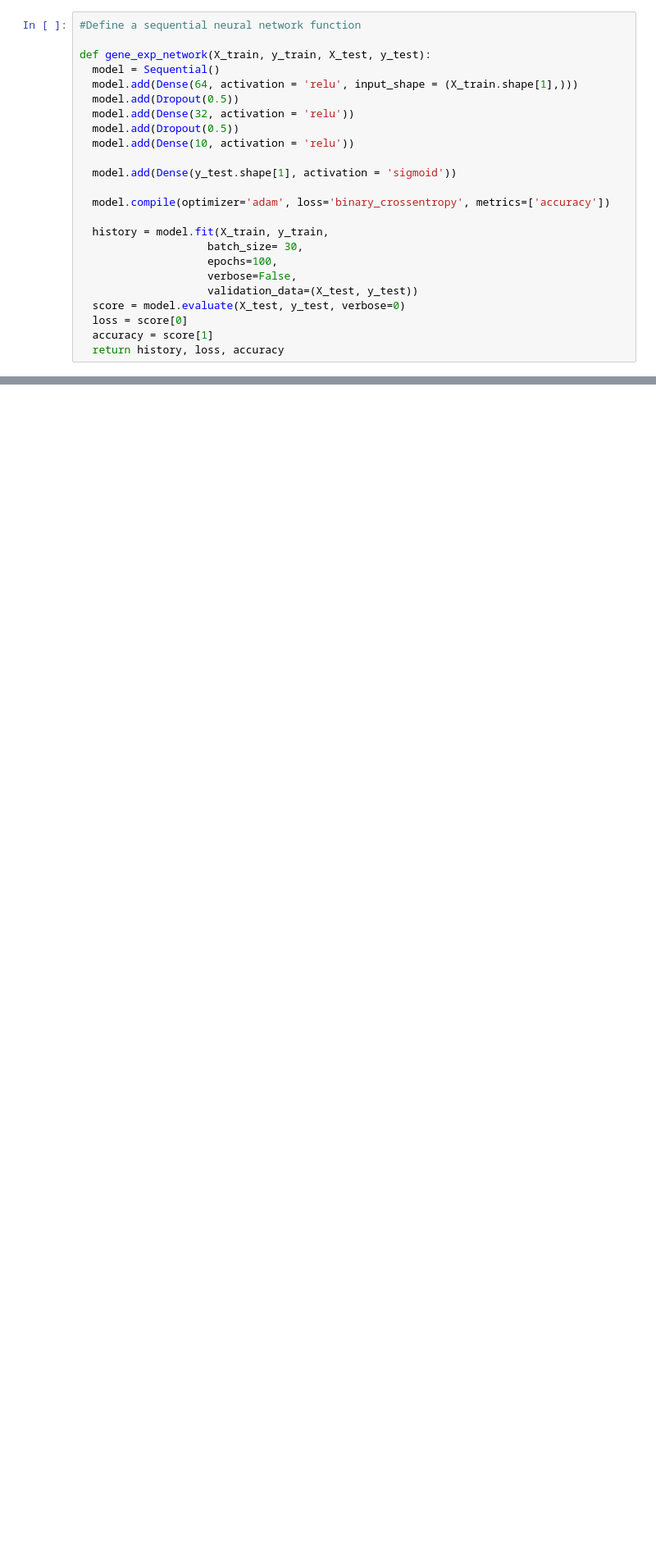
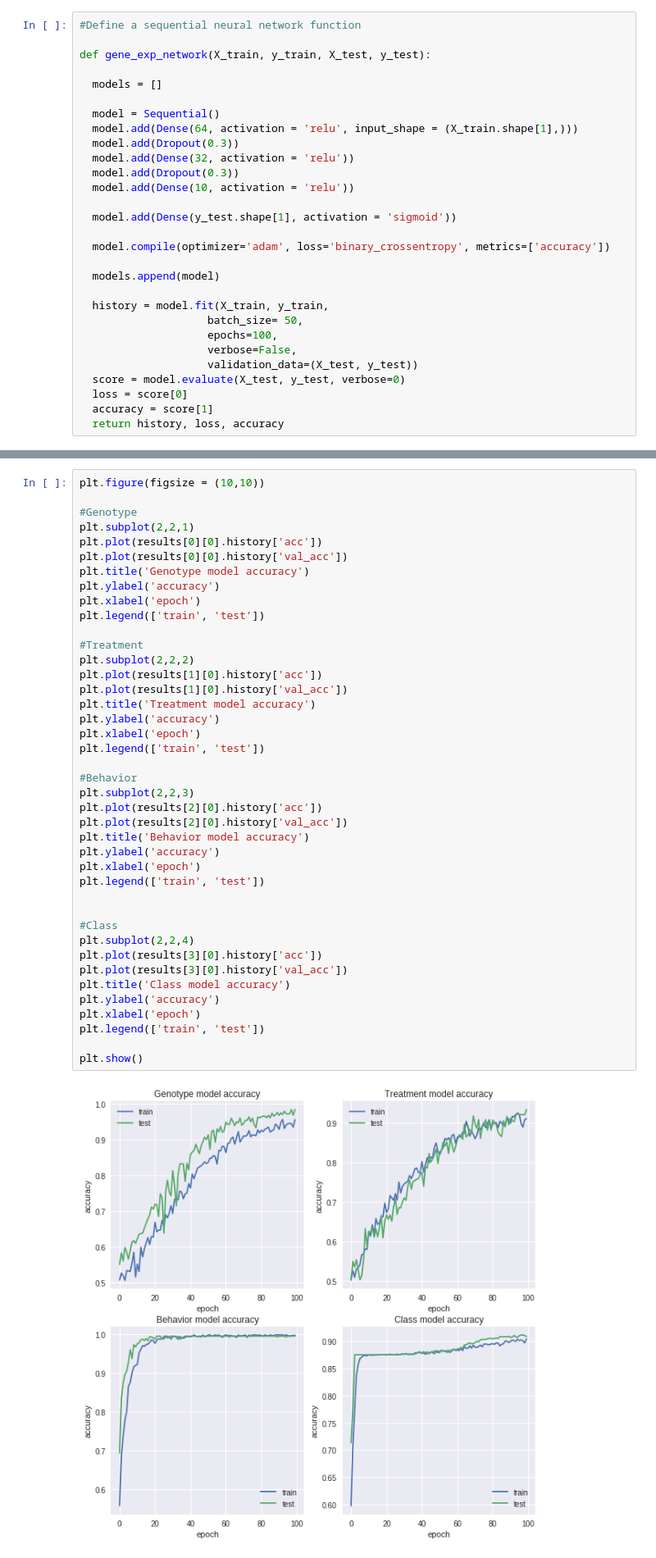
Before and after one commit to kbpotts1/ThinkfulProjects, a Jupyter notebook: K_Potts_Thinkful_Final_Capstone_Project_v2.ipynb, the cells around one changed output, grey strips where cells are left out. Shown at 82% size. Saved outputs shown, nothing was run; the diff lists cells and outputs as text; blank space fills up the shorter version.

```diff
--- a/K_Potts_Thinkful_Final_Capstone_Project_v2.ipynb
+++ b/K_Potts_Thinkful_Final_Capstone_Project_v2.ipynb
@@ -90,19 +78,24 @@ ytests[2].shape
 #Define a sequential neural network function
 
 def gene_exp_network(X_train, y_train, X_test, y_test):
+
+  models = []
+
   model = Sequential()
   model.add(Dense(64, activation = 'relu', input_shape = (X_train.shape[1],)))
-  model.add(Dropout(0.5))
+  model.add(Dropout(0.3))
   model.add(Dense(32, activation = 'relu'))
-  model.add(Dropout(0.5))
+  model.add(Dropout(0.3))
   model.add(Dense(10, activation = 'relu'))
 
   model.add(Dense(y_test.shape[1], activation = 'sigmoid'))
 
   model.compile(optimizer='adam', loss='binary_crossentropy', metrics=['accuracy'])
 
+  models.append(model)
+
   history = model.fit(X_train, y_train,
-                    batch_size= 30,
+                    batch_size= 50,
                     epochs=100,
                     verbose=False,
                     validation_data=(X_test, y_test))
@@ -146,0 +198,43 @@ class accuracy: 0.9134837962962963
+# %%
+plt.figure(figsize = (10,10))
+
+#Genotype
+plt.subplot(2,2,1)
+plt.plot(results[0][0].history['acc'])
+plt.plot(results[0][0].history['val_acc'])
+plt.title('Genotype model accuracy')
+plt.ylabel('accuracy')
+plt.xlabel('epoch')
+plt.legend(['train', 'test'])
+
+#Treatment
+plt.subplot(2,2,2)
+plt.plot(results[1][0].history['acc'])
+plt.plot(results[1][0].history['val_acc'])
+plt.title('Treatment model accuracy')
+plt.ylabel('accuracy')
+plt.xlabel('epoch')
+plt.legend(['train', 'test'])
+
+#Behavior
+plt.subplot(2,2,3)
+plt.plot(results[2][0].history['acc'])
+plt.plot(results[2][0].history['val_acc'])
+plt.title('Behavior model accuracy')
+plt.ylabel('accuracy')
+plt.xlabel('epoch')
+plt.legend(['train', 'test'])
+
+
+#Class
+plt.subplot(2,2,4)
+plt.plot(results[3][0].history['acc'])
+plt.plot(results[3][0].history['val_acc'])
+plt.title('Class model accuracy')
+plt.ylabel('accuracy')
+plt.xlabel('epoch')
+plt.legend(['train', 'test'])
+
+plt.show()
+# %% [output]
+[figure, added]
```
Also changed, not shown: parts of 46 cells of this notebook.
